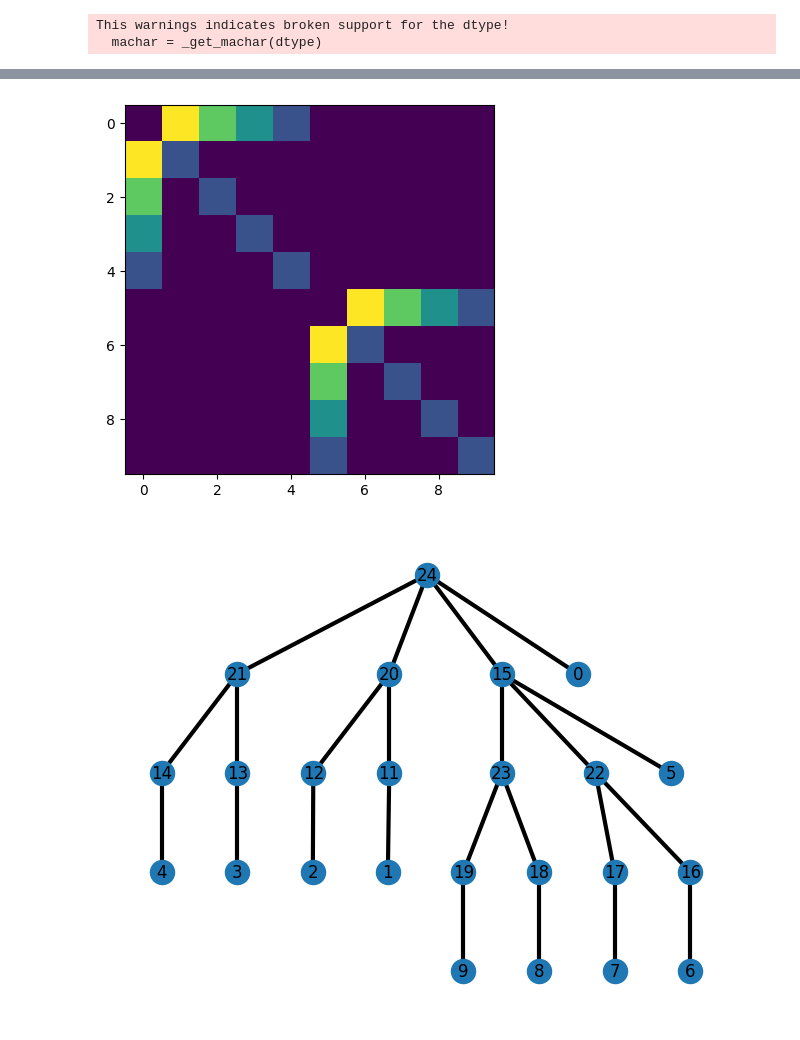
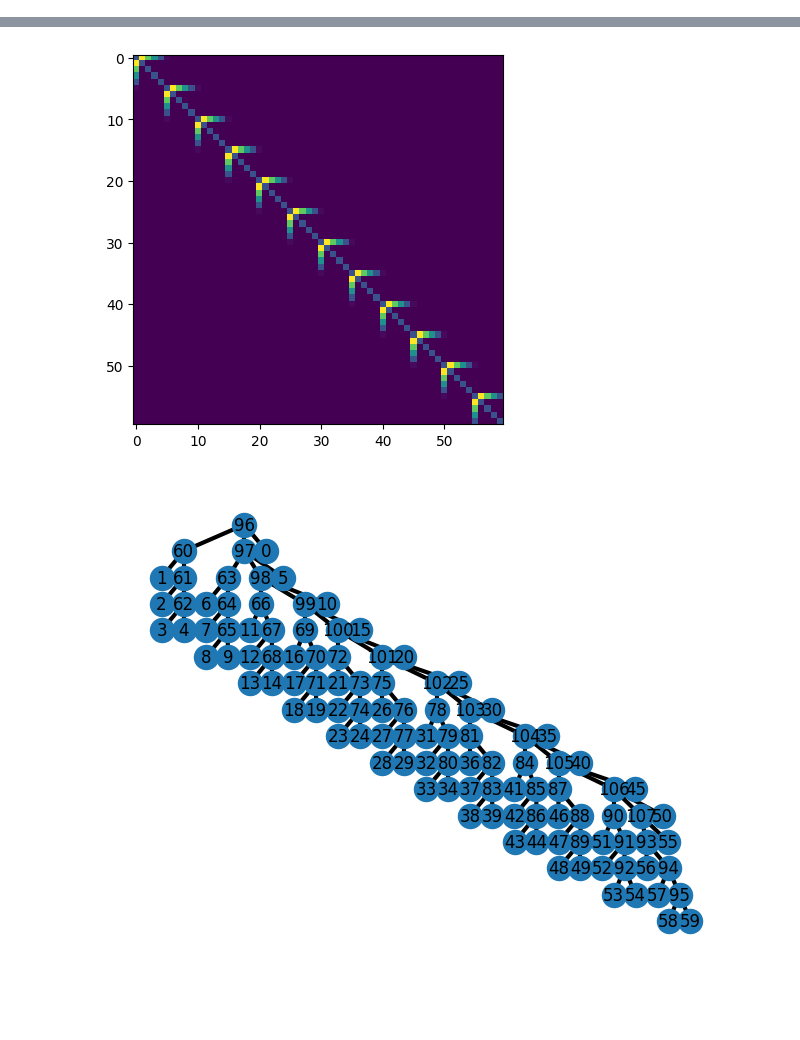
Before and after one commit to llindoy/pyttn, a Jupyter notebook: tree_gen.ipynb, the cells around one changed output, grey strips where cells are left out. Saved outputs shown, nothing was run; the diff lists cells and outputs as text; code cells hidden in the pictures; blank space fills up the shorter version.

```diff
--- a/tree_gen.ipynb
+++ b/tree_gen.ipynb
@@ -1,13 +0,0 @@
-# %%
-import os
-os.environ['OMP_NUM_THREADS']='1'
-
-import numpy as np
-import matplotlib.pyplot as plt
-
-from pyttn import generate_spanning_tree, generate_hierarchical_clustering_tree, convert_nx_to_tree, ntree
-
-from scipy.cluster.hierarchy import dendrogram, linkage
-# %% [output]
-This warnings indicates broken support for the dtype!
-  machar = _get_machar(dtype)
@@ -18,37 +236,41 @@ from pyttn.utils import visualise_tree
 tree = ntree("(0(121))")
 tree2 = ntree("(0(121))")
 
-N=4
-M=2
-#G = nx.erdos_renyi_graph(N, 0.1)
-#gamma = nx.to_numpy_array(G)
-v = N-np.arange(N)#np.random.uniform(0, 1, size=N)
-w = np.diag(np.ones(N))#np.random.uniform(0, 1, size=(N)))
+N = 4
+M = 12
+# G = nx.erdos_renyi_graph(N, 0.1)
+# gamma = nx.to_numpy_array(G)
+v = N-np.arange(N)  # np.random.uniform(0, 1, size=N)
+w = np.diag(np.ones(N))  # np.random.uniform(0, 1, size=(N)))
 w = (w + w.T)/2.0
 gamma = np.zeros((N+1, N+1))
+gamma[0, 0] = 1
 gamma[0, 1:] = v
 gamma[1:, 0] = v
 gamma[1:, 1:] = w
-gamma += 1e-15
+# gamma += 1e-15
 
-G2 = np.zeros((M*(N+1),M*(N+1)))
+G2 = np.zeros((M*(N+1), M*(N+1)))
 for i in range(M):
-   G2[i*(N+1):(i+1)*(N+1), i*(N+1):(i+1)*(N+1)]=gamma
+    G2[i*(N+1):(i+1)*(N+1), i*(N+1):(i+1)*(N+1)] = gamma
 
 for i in range(M-1):
-   G2[i*(N+1), (i+1)*(N+1)] = 0.01
-   G2[(i+1)*(N+1), i*(N+1)] = 0.01
+    G2[i*(N+1), (i+1)*(N+1)] = 0.1
+    G2[(i+1)*(N+1), i*(N+1)] = 0.1
 
 
 plt.figure(1)
 plt.imshow(G2)
 
-spanning_tree, spanning_root_ind = generate_spanning_tree(G2, max_nchild=1, root_index=0)
+spanning_tree, spanning_root_ind = generate_spanning_tree(G2, max_internal_children=1, max_leaf_children=1, root_index=0)
+print(spanning_tree)
 clustering_tree, clustering_root_ind = generate_hierarchical_clustering_tree(G2)
 
-tree, leaf_ordering = convert_nx_to_tree(spanning_tree, root_ind=spanning_root_ind)
+tree, leaf_ordering = convert_nx_to_tree(
+    spanning_tree, root_ind=spanning_root_ind)
 print(leaf_ordering)
-tree2, leaf_ordering2 = convert_nx_to_tree(clustering_tree, root_ind=clustering_root_ind)
+tree2, leaf_ordering2 = convert_nx_to_tree(
+    clustering_tree, root_ind=clustering_root_ind)
 print(leaf_ordering2)
 
 plt.figure(2)
@@ -62,2 +299,2 @@ visualise_tree(tree2, prog='dot')
-[figure, old version]
+[figure, new version]
-[figure, old version]
+[figure, new version]
```
Also changed, not shown: parts of 5 cells of this notebook, 5 other files.
